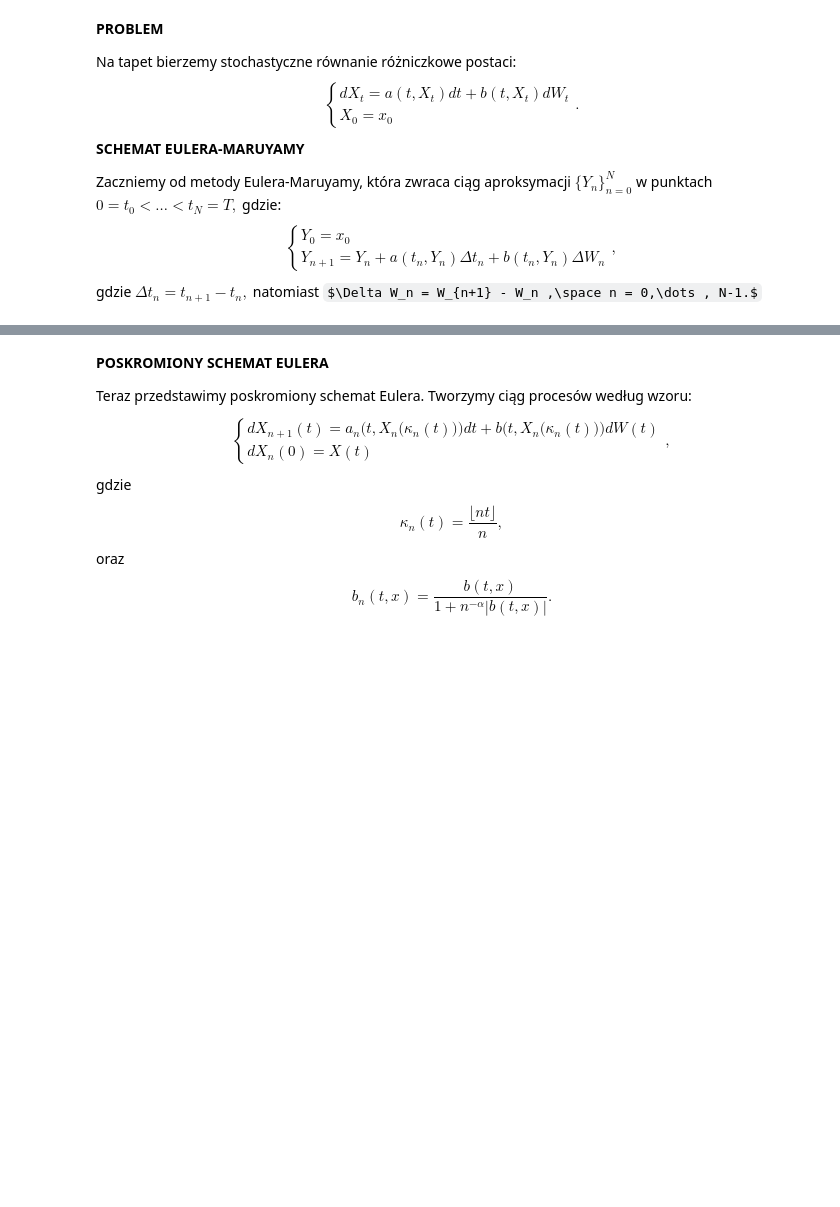
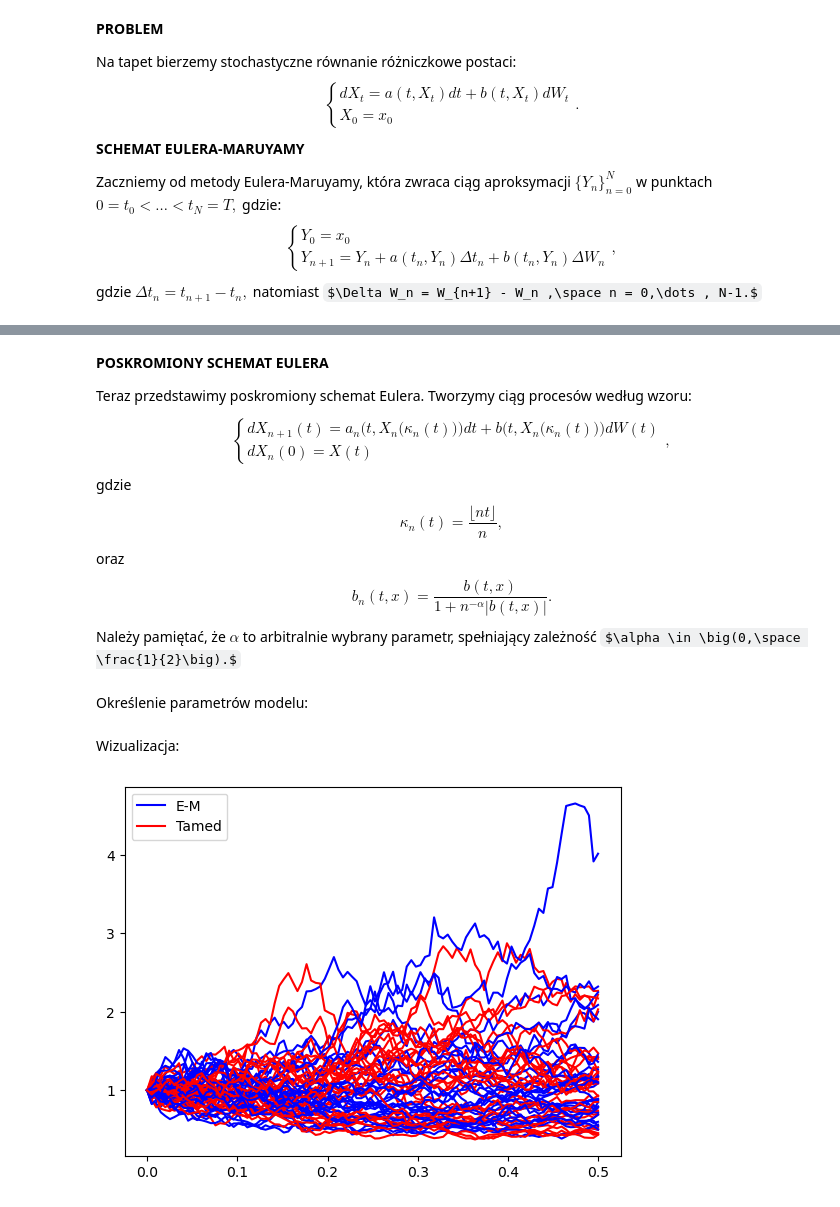
Before and after one commit to Hel4r/MNSRR-projekt-zaliczeniowy, a Jupyter notebook: symulacja.ipynb, the cells around one changed output, grey strips where cells are left out. Cells and saved outputs as stored; diff of their text form; code cells hidden in the pictures; some formulas as TeX source; blank space fills up the shorter version.

Commit message:
kod dla tamed euler scheme; wizualizacja

```diff
--- a/symulacja.ipynb
+++ b/symulacja.ipynb
@@ -67,3 +55,46 @@ oraz
 $$
 b_n (t, x) = \frac{b(t, x)}{1 + n^{-\alpha}|b(t, x)|}.
 $$
+Należy pamiętać, że $\alpha$ to arbitralnie wybrany parametr, spełniający zależność $\alpha \in \big(0,\space \frac{1}{2}\big).$
+# %%
+def eulerTamed(x0, T, a, b, N, alpha):
+
+    a_N = lambda t, X: (a(t, X))/(1 + N**(-alpha)*np.abs(a(t, X)))
+
+    h = T/(N-1) # długość kroku
+    t = np.linspace(0, T, N) # podział czasu
+    deltat = t[1:] - t[:-1] # przyrosty czasu
+
+    # W to biały szum
+    W = np.zeros(N)
+    W[1:] = np.sqrt(h)*np.random.randn(N-1) # symulowanie procesu Wienera
+    W = np.cumsum(W)
+    deltaW = W[1:] - W[:-1] # przyrosty szumu
+
+    # Y to nasz ciąg aproksymacji
+    Y = x0 * np.ones(N)
+    for k in range(N-1):
+        Y[k+1] = Y[k] + a_N(t[k], Y[k])*deltat[k] + b(t[k], Y[k])*deltaW[k]
+    return t, Y
+# %% [markdown]
+Określenie parametrów modelu:
+# %%
+a = lambda t, X: t**(0.5)
+b = lambda t, X: X/(t+1)
+N = 100
+x0 = 1
+T = 0.5
+alpha = 0.1
+# %% [markdown]
+Wizualizacja:
+# %%
+for i in range(30):
+    plt.plot(eulerMaruyama(x0, T, a, b, N)[0], eulerMaruyama(x0, T, a, b, N)[1], color = 'b')
+    plt.plot(eulerTamed(x0, T, a, b, N, 0.5)[0], eulerTamed(x0, T, a, b, N, 0.5)[1], color = 'r')
+plt.plot(eulerMaruyama(x0, T, a, b, N)[0], eulerMaruyama(x0, T, a, b, N)[1], color = 'b', label = 'E-M')
+plt.plot(eulerTamed(x0, T, a, b, N, alpha)[0], eulerTamed(x0, T, a, b, N, alpha)[1], color = 'r', label = 'Tamed')
+
+plt.legend()
+plt.show()
+# %% [output]
+[figure, added]
```
Also changed, not shown: parts of 1 cell of this notebook.
